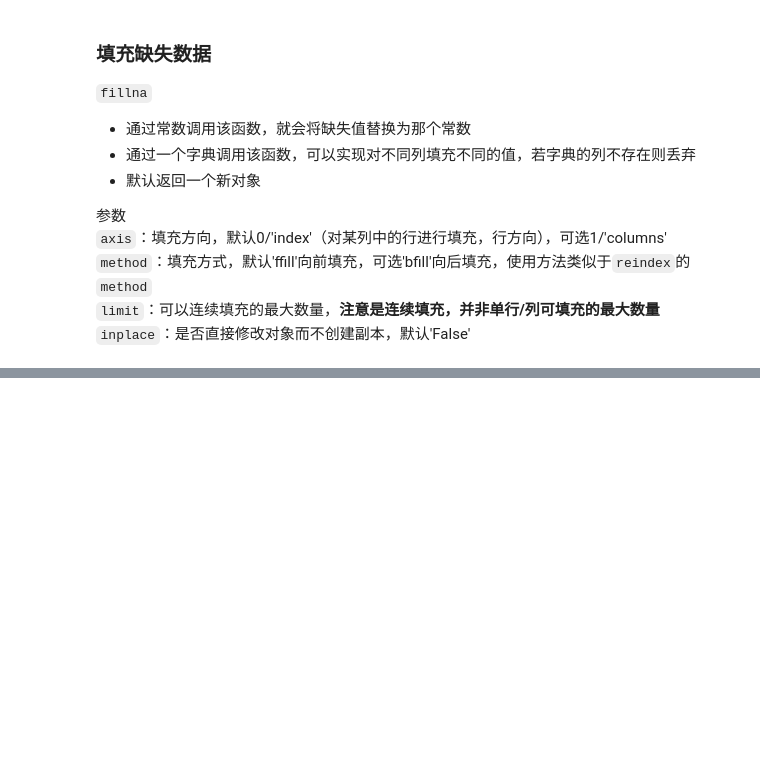
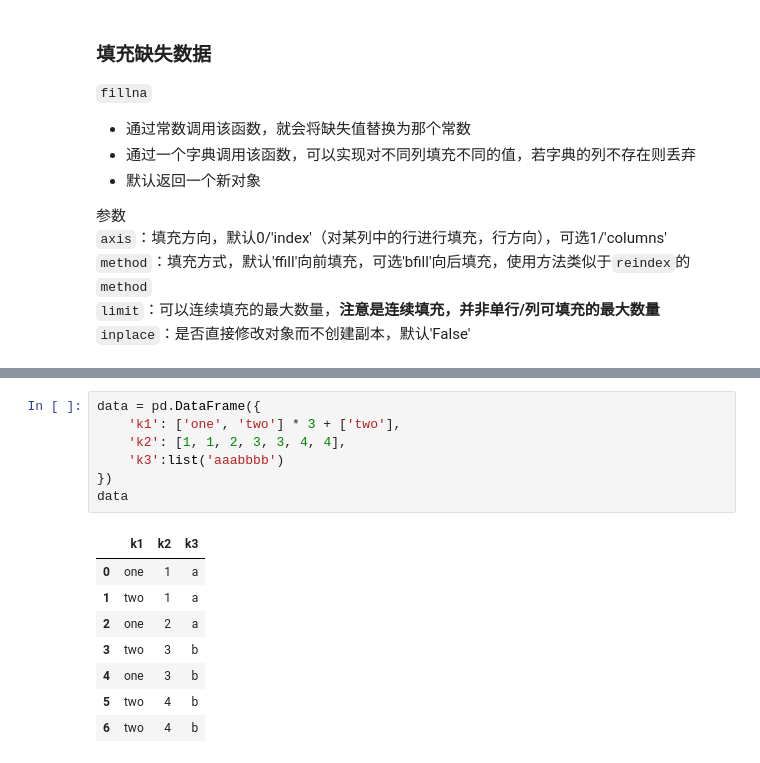
Before and after one commit to McJevons/jupyter-notebook, a Jupyter notebook: 数据清洗和准备（一）.ipynb, the cells around one changed output, grey strips where cells are left out. Saved outputs shown, nothing was run; the diff lists cells and outputs as text; blank space fills up the shorter version.

```diff
--- a/数据清洗和准备（一）.ipynb
+++ b/数据清洗和准备（一）.ipynb
@@ -156,0 +168,16 @@ data.fillna(axis=1, method='bfill', limit=2)
+# %%
+data = pd.DataFrame({
+    'k1': ['one', 'two'] * 3 + ['two'],
+    'k2': [1, 1, 2, 3, 3, 4, 4],
+    'k3':list('aaabbbb')
+})
+data
+# %% [output]
+|  | k1 | k2 | k3 |
+| 0 | one | 1 | a |
+| 1 | two | 1 | a |
+| 2 | one | 2 | a |
+| 3 | two | 3 | b |
+| 4 | one | 3 | b |
+| 5 | two | 4 | b |
+| 6 | two | 4 | b |
```
Also changed, not shown: parts of 16 cells of this notebook.
